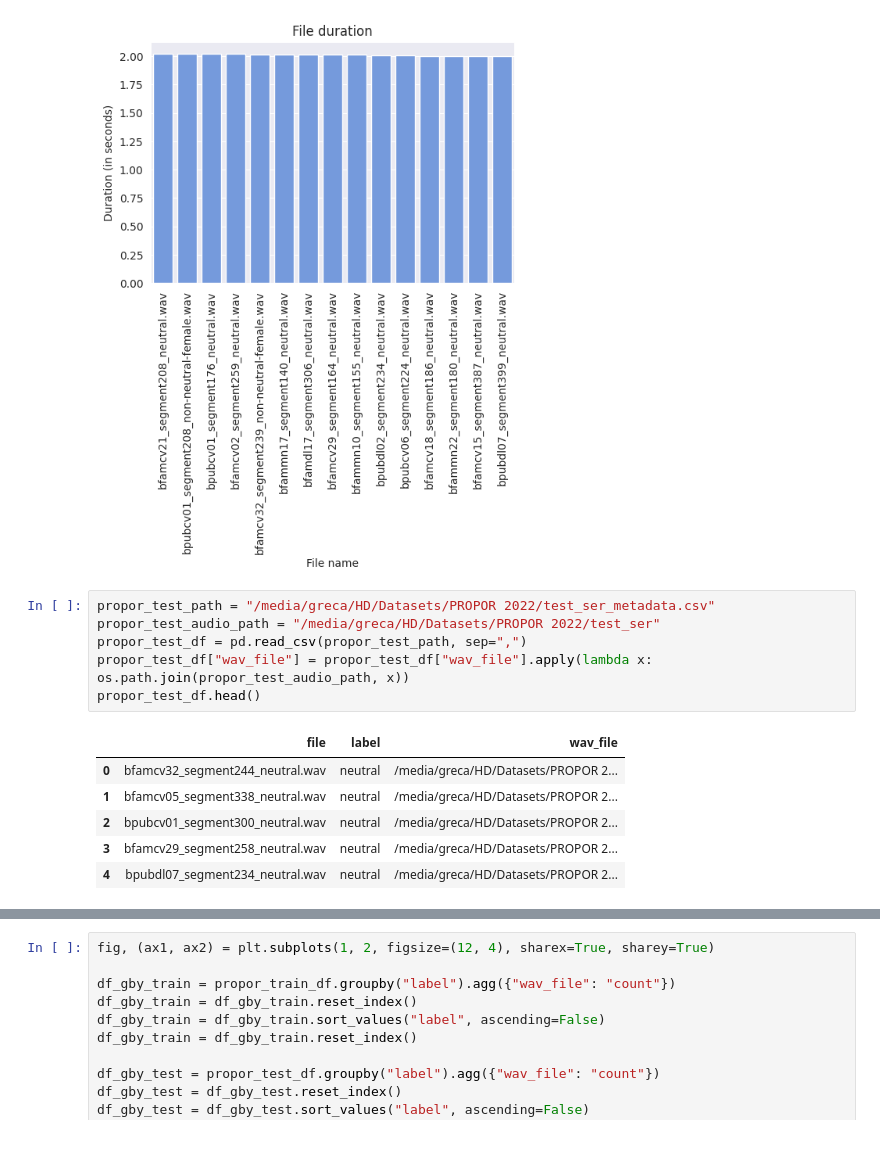
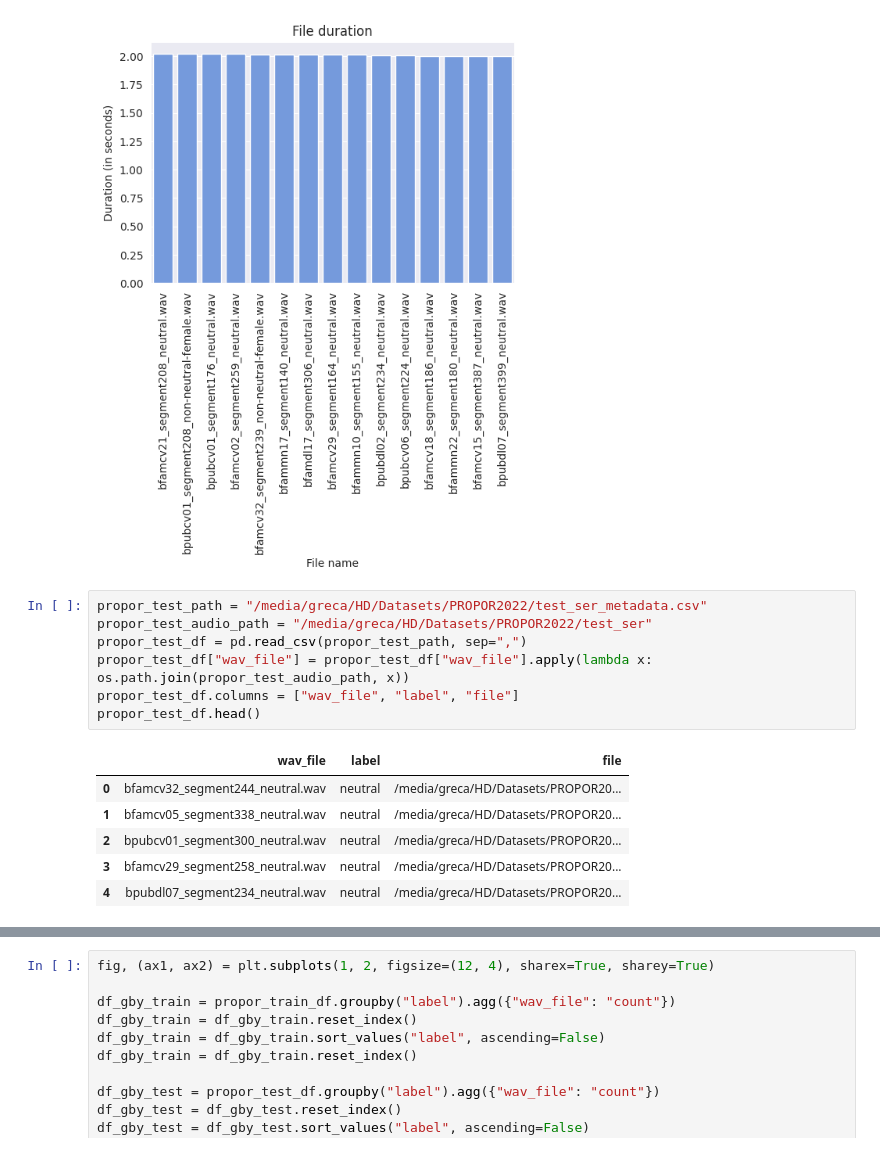
Before and after one commit to rafaelgreca/ser-wavelet, a Jupyter notebook: notebooks/eda.ipynb, the cells around one changed output, grey strips where cells are left out. Saved outputs shown, nothing was run; the diff lists cells and outputs as text.

```diff
--- a/notebooks/eda.ipynb
+++ b/notebooks/eda.ipynb
@@ -470,18 +470,19 @@ plot_file_duration(propor_train_df, top_n=-15)
 # %% [output]
 [figure]
 # %%
-propor_test_path = "/media/greca/HD/Datasets/PROPOR 2022/test_ser_metadata.csv"
-propor_test_audio_path = "/media/greca/HD/Datasets/PROPOR 2022/test_ser"
+propor_test_path = "/media/greca/HD/Datasets/PROPOR2022/test_ser_metadata.csv"
+propor_test_audio_path = "/media/greca/HD/Datasets/PROPOR2022/test_ser"
 propor_test_df = pd.read_csv(propor_test_path, sep=",")
 propor_test_df["wav_file"] = propor_test_df["wav_file"].apply(lambda x: os.path.join(propor_test_audio_path, x))
+propor_test_df.columns = ["wav_file", "label", "file"]
 propor_test_df.head()
 # %% [output]
-|  | file | label | wav_file |
-| 0 | bfamcv32_segment244_neutral.wav | neutral | /media/greca/HD/Datasets/PROPOR 2... |
-| 1 | bfamcv05_segment338_neutral.wav | neutral | /media/greca/HD/Datasets/PROPOR 2... |
-| 2 | bpubcv01_segment300_neutral.wav | neutral | /media/greca/HD/Datasets/PROPOR 2... |
-| 3 | bfamcv29_segment258_neutral.wav | neutral | /media/greca/HD/Datasets/PROPOR 2... |
-| 4 | bpubdl07_segment234_neutral.wav | neutral | /media/greca/HD/Datasets/PROPOR 2... |
+|  | wav_file | label | file |
+| 0 | bfamcv32_segment244_neutral.wav | neutral | /media/greca/HD/Datasets/PROPOR20... |
+| 1 | bfamcv05_segment338_neutral.wav | neutral | /media/greca/HD/Datasets/PROPOR20... |
+| 2 | bpubcv01_segment300_neutral.wav | neutral | /media/greca/HD/Datasets/PROPOR20... |
+| 3 | bfamcv29_segment258_neutral.wav | neutral | /media/greca/HD/Datasets/PROPOR20... |
+| 4 | bpubdl07_segment234_neutral.wav | neutral | /media/greca/HD/Datasets/PROPOR20... |
 # %%
 propor_rates = check_sample_rates(
     df=propor_test_df
```
Also changed, not shown: parts of 8 cells of this notebook, 1 other file.
